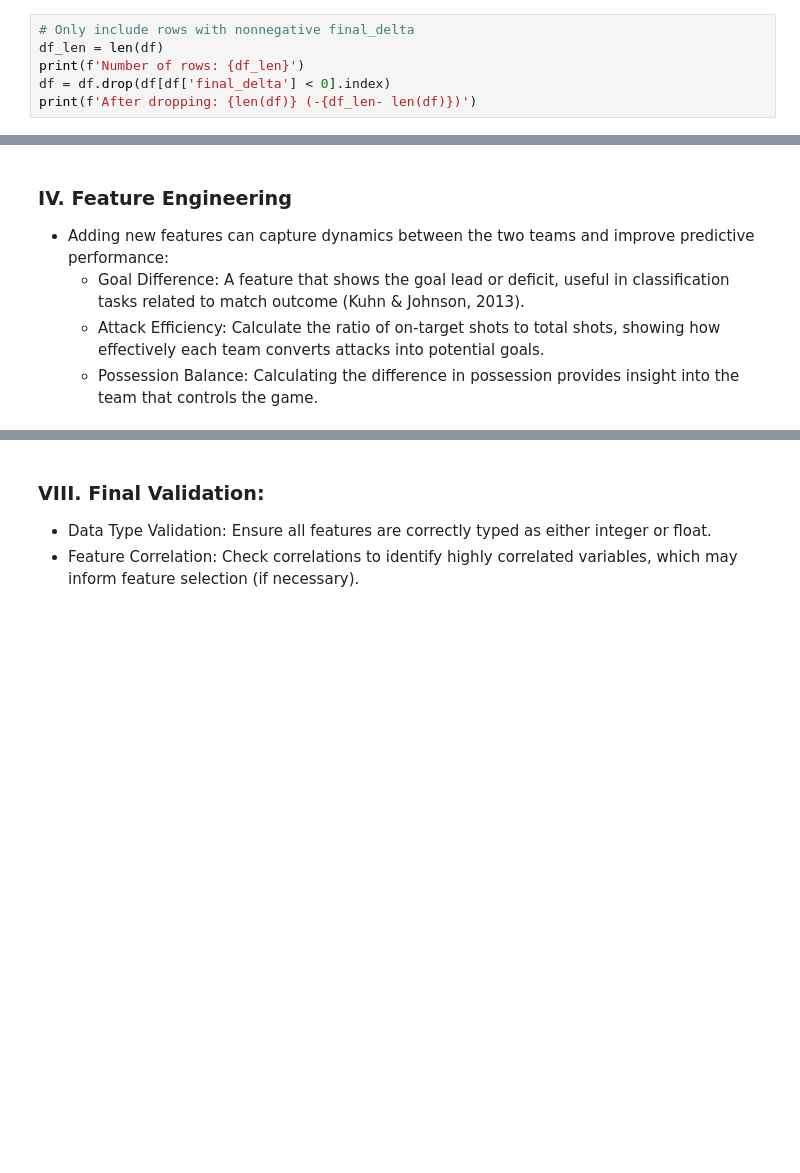
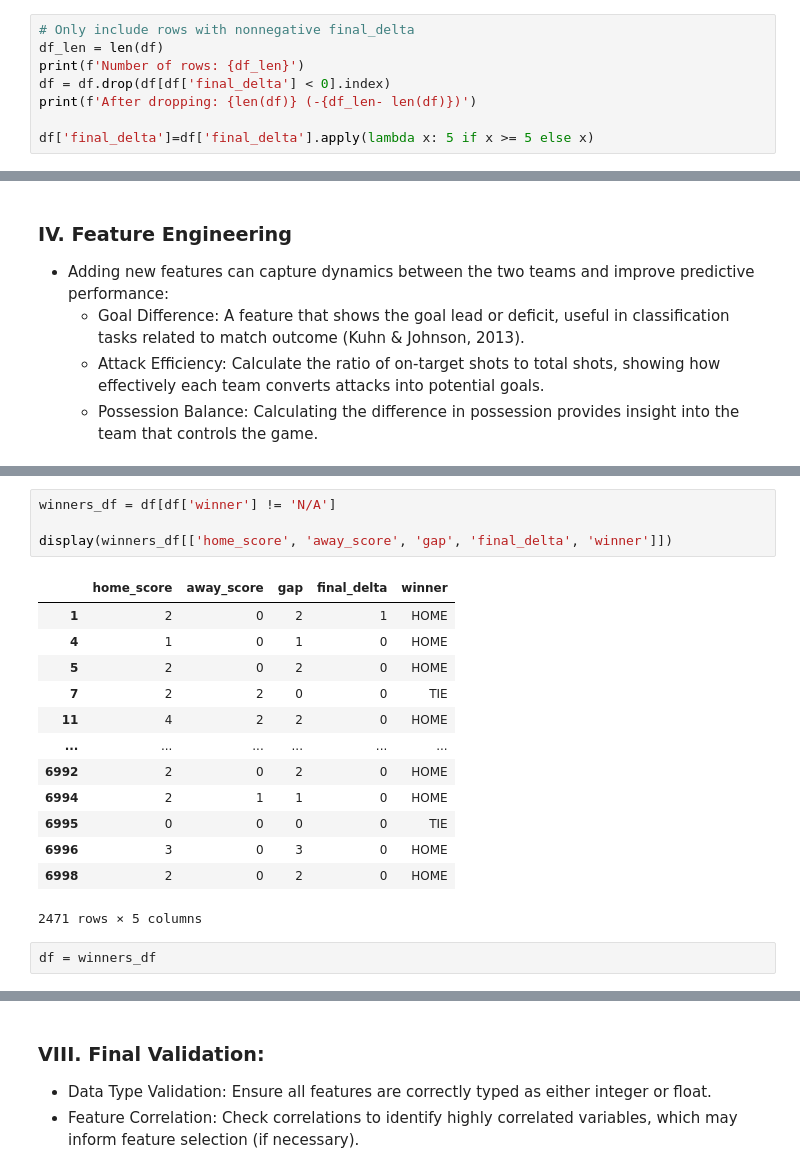
Before and after one commit to yuanpngn/STINTSY_MLP, a Jupyter notebook: [STINTSY]_Machine_Learning_Project.ipynb, the cells around one changed output, grey strips where cells are left out. Cells and saved outputs as stored; diff of their text form; blank space fills up the shorter version.

```diff
--- a/[STINTSY]_Machine_Learning_Project.ipynb
+++ b/[STINTSY]_Machine_Learning_Project.ipynb
@@ -181,6 +181,8 @@ df_len = len(df)
 print(f'Number of rows: {df_len}')
 df = df.drop(df[df['final_delta'] < 0].index)
 print(f'After dropping: {len(df)} (-{df_len- len(df)})')
+
+df['final_delta']=df['final_delta'].apply(lambda x: 5 if x >= 5 else x)
 # %% [output]
 Number of rows: 6732
 After dropping: 6729 (-3)
@@ -258,0 +242,20 @@ dtype: int64
+# %%
+winners_df = df[df['winner'] != 'N/A']
+
+display(winners_df[['home_score', 'away_score', 'gap', 'final_delta', 'winner']])
+# %% [output]
+|  | home_score | away_score | gap | final_delta | winner |
+| 1 | 2 | 0 | 2 | 1 | HOME |
+| 4 | 1 | 0 | 1 | 0 | HOME |
+| 5 | 2 | 0 | 2 | 0 | HOME |
+| 7 | 2 | 2 | 0 | 0 | TIE |
+| 11 | 4 | 2 | 2 | 0 | HOME |
+| ... | ... | ... | ... | ... | ... |
+| 6992 | 2 | 0 | 2 | 0 | HOME |
+| 6994 | 2 | 1 | 1 | 0 | HOME |
+| 6995 | 0 | 0 | 0 | 0 | TIE |
+| 6996 | 3 | 0 | 3 | 0 | HOME |
+| 6998 | 2 | 0 | 2 | 0 | HOME |
+2471 rows × 5 columns
+# %%
+df = winners_df
```
Also changed, not shown: parts of 45 cells of this notebook.
